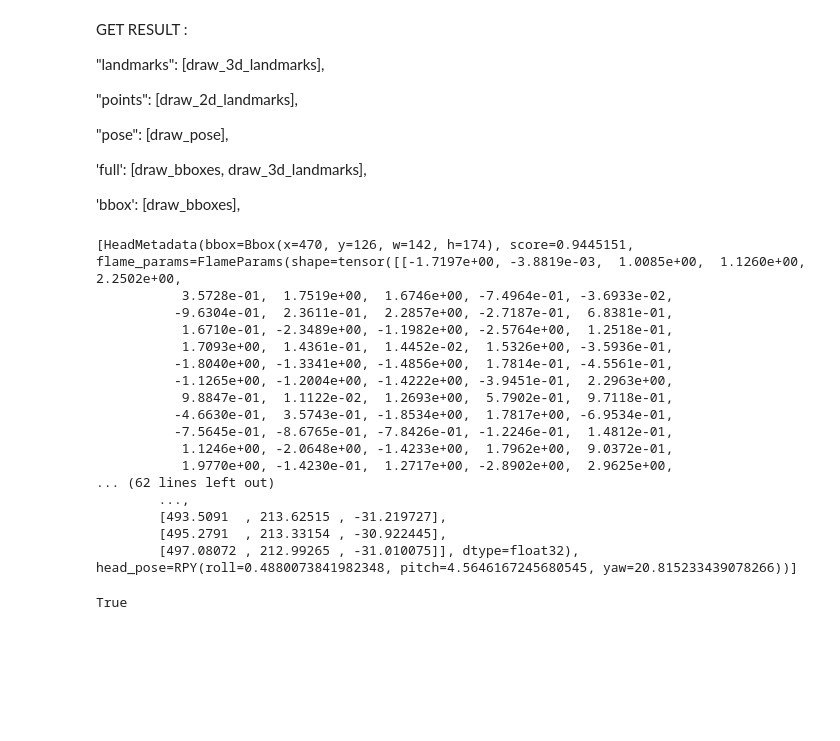
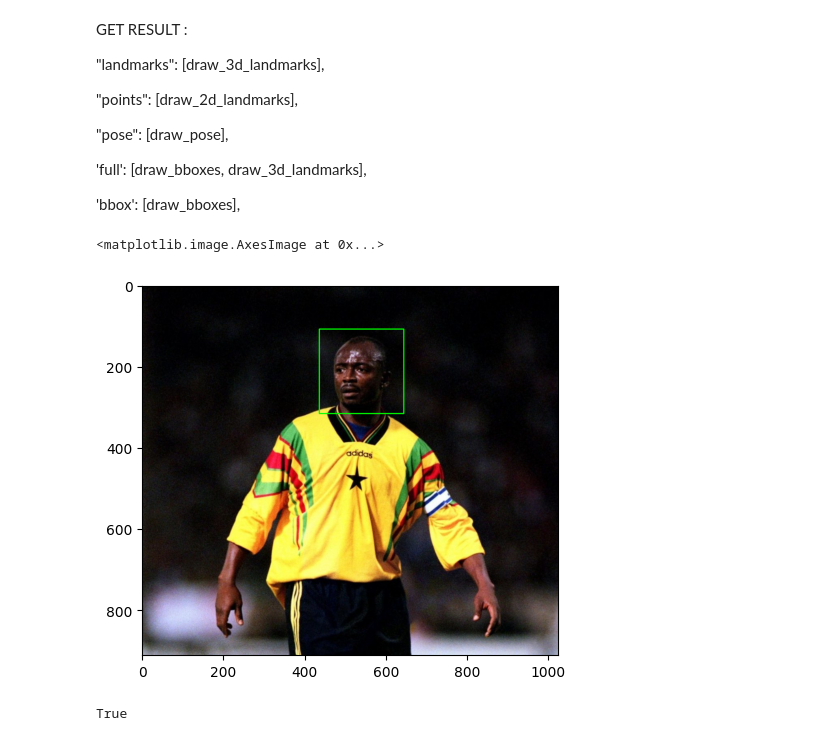
Before and after one commit to Serph5100/fm-face-finder, a Jupyter notebook: proj/python/head_detector.ipynb, the cells around one changed output. Cells and saved outputs as stored; diff of their text form; code cells hidden in the pictures; blank space fills up the shorter version.

```diff
--- a/proj/python/head_detector.ipynb
+++ b/proj/python/head_detector.ipynb
@@ -66,28 +69,23 @@ GET RESULT :
 'bbox': [draw_bboxes],
 # %%
 result_image = predictions.draw('bbox')
+# %%
+sample_image_RGB = cv2.imread(image_loc)
 # %%
 # TODO : Access the x, y, h, w variables directly instead of modifying the methods.
 for head in predictions.heads:
-    x, y, h, w = head.bbox
+    head.bbox = util.extend_to_rect(util.extend_bbox(head.bbox))
+    x, y, w, h = head.bbox
+    cv2.rectangle(sample_image_RGB,
+                (x, y),
+                (x + w, y + h),
+                (0, 255, 0),
+                2)
-# %% [output]
-[HeadMetadata(bbox=Bbox(x=470, y=126, w=142, h=174), score=0.9445151, flame_params=FlameParams(shape=tensor([[-1.7197e+00, -3.8819e-03,  1.0085e+00,  1.1260e+00,  2.2502e+00,
-           3.5728e-01,  1.7519e+00,  1.6746e+00, -7.4964e-01, -3.6933e-02,
-          -9.6304e-01,  2.3611e-01,  2.2857e+00, -2.7187e-01,  6.8381e-01,
-           1.6710e-01, -2.3489e+00, -1.1982e+00, -2.5764e+00,  1.2518e-01,
-           1.7093e+00,  1.4361e-01,  1.4452e-02,  1.5326e+00, -3.5936e-01,
-          -1.8040e+00, -1.3341e+00, -1.4856e+00,  1.7814e-01, -4.5561e-01,
-          -1.1265e+00, -1.2004e+00, -1.4222e+00, -3.9451e-01,  2.2963e+00,
-           9.8847e-01,  1.1122e-02,  1.2693e+00,  5.7902e-01,  9.7118e-01,
-          -4.6630e-01,  3.5743e-01, -1.8534e+00,  1.7817e+00, -6.9534e-01,
-          -7.5645e-01, -8.6765e-01, -7.8426e-01, -1.2246e-01,  1.4812e-01,
-           1.1246e+00, -2.0648e+00, -1.4233e+00,  1.7962e+00,  9.0372e-01,
-           1.9770e+00, -1.4230e-01,  1.2717e+00, -2.8902e+00,  2.9625e+00,
-... (62 lines left out)
-        ...,
-        [493.5091  , 213.62515 , -31.219727],
-        [495.2791  , 213.33154 , -30.922445],
-        [497.08072 , 212.99265 , -31.010075]], dtype=float32), head_pose=RPY(roll=0.4880073841982348, pitch=4.5646167245680545, yaw=20.815233439078266))]
+# %%
+plt.imshow(util.convertToRGB(sample_image_RGB))
+# %% [output]
+<matplotlib.image.AxesImage at 0x...>
+[figure, added]
 # %%
 cv2.imwrite("result.png", result_image)
 # %% [output]
```
Also changed, not shown: parts of 6 cells of this notebook, 1 other file.
